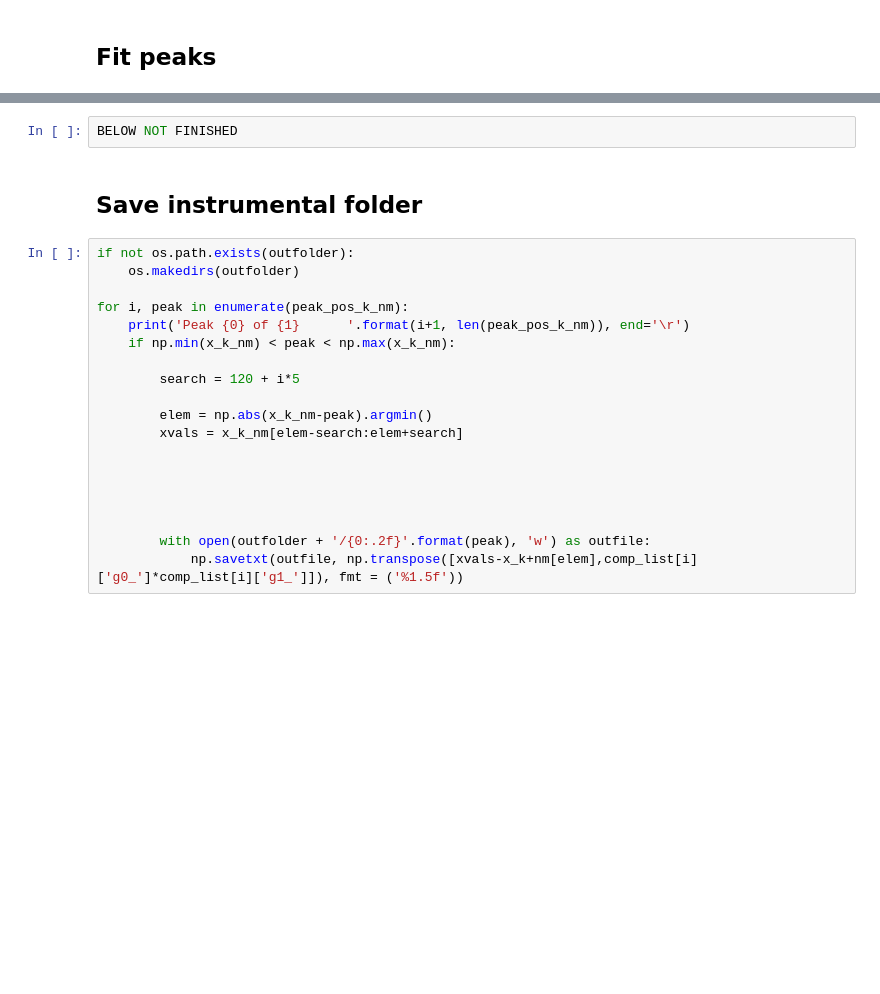
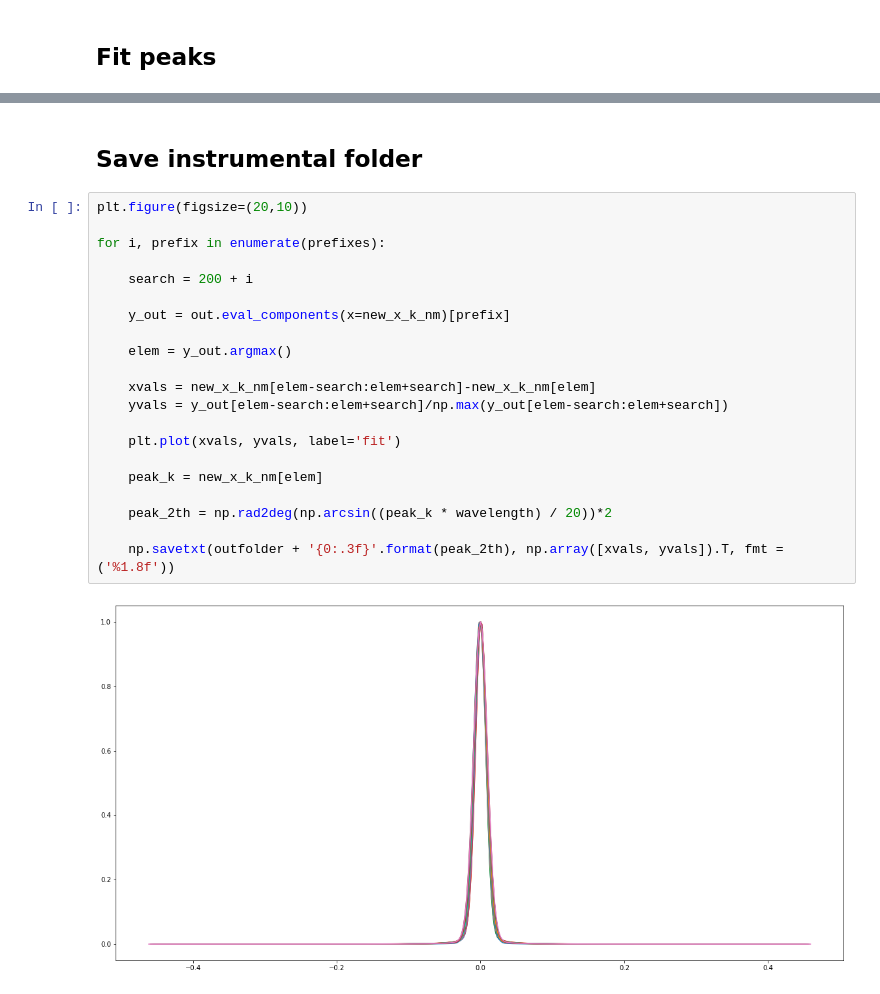
Before and after one commit to rhysgt/cmwp_tools, a Jupyter notebook: Make_CMWP_instrumental.ipynb, the cells around one changed output, grey strips where cells are left out. Saved outputs shown, nothing was run; the diff lists cells and outputs as text; blank space fills up the shorter version.

```diff
--- a/Make_CMWP_instrumental.ipynb
+++ b/Make_CMWP_instrumental.ipynb
@@ -174,23 +164,25 @@ plt.yscale('log')
-# %%
-BELOW NOT FINISHED
 # %% [markdown]
 ## Save instrumental folder
-# %%
-if not os.path.exists(outfolder):
-    os.makedirs(outfolder)
-
-for i, peak in enumerate(peak_pos_k_nm):
-    print('Peak {0} of {1}      '.format(i+1, len(peak_pos_k_nm)), end='\r')
-    if np.min(x_k_nm) < peak < np.max(x_k_nm):
-
-        search = 120 + i*5
-
-        elem = np.abs(x_k_nm-peak).argmin()
-        xvals = x_k_nm[elem-search:elem+search]
-
-
-
-
-
-        with open(outfolder + '/{0:.2f}'.format(peak), 'w') as outfile:
-            np.savetxt(outfile, np.transpose([xvals-x_k+nm[elem],comp_list[i]['g0_']*comp_list[i]['g1_']]), fmt = ('%1.5f'))
+# %%
+plt.figure(figsize=(20,10))
+
+for i, prefix in enumerate(prefixes):
+
+    search = 200 + i
+
+    y_out = out.eval_components(x=new_x_k_nm)[prefix]
+
+    elem = y_out.argmax()
+
+    xvals = new_x_k_nm[elem-search:elem+search]-new_x_k_nm[elem]
+    yvals = y_out[elem-search:elem+search]/np.max(y_out[elem-search:elem+search])
+
+    plt.plot(xvals, yvals, label='fit')
+
+    peak_k = new_x_k_nm[elem]
+
+    peak_2th = np.rad2deg(np.arcsin((peak_k * wavelength) / 20))*2
+
+    np.savetxt(outfolder + '{0:.3f}'.format(peak_2th), np.array([xvals, yvals]).T, fmt = ('%1.8f'))
+# %% [output]
+[figure, added]
```
Also changed, not shown: parts of 19 cells of this notebook.
